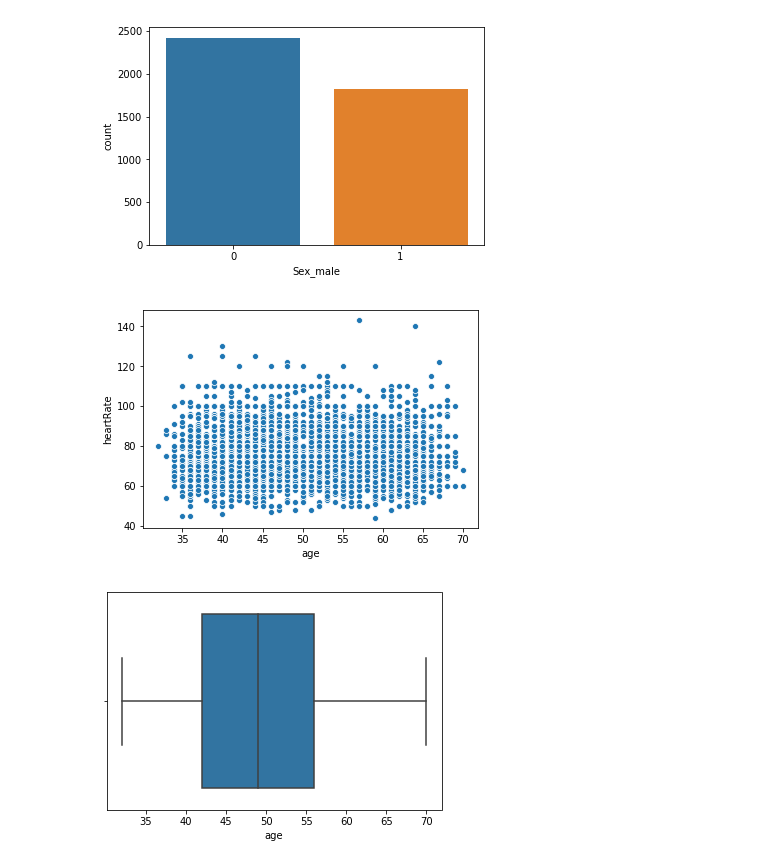
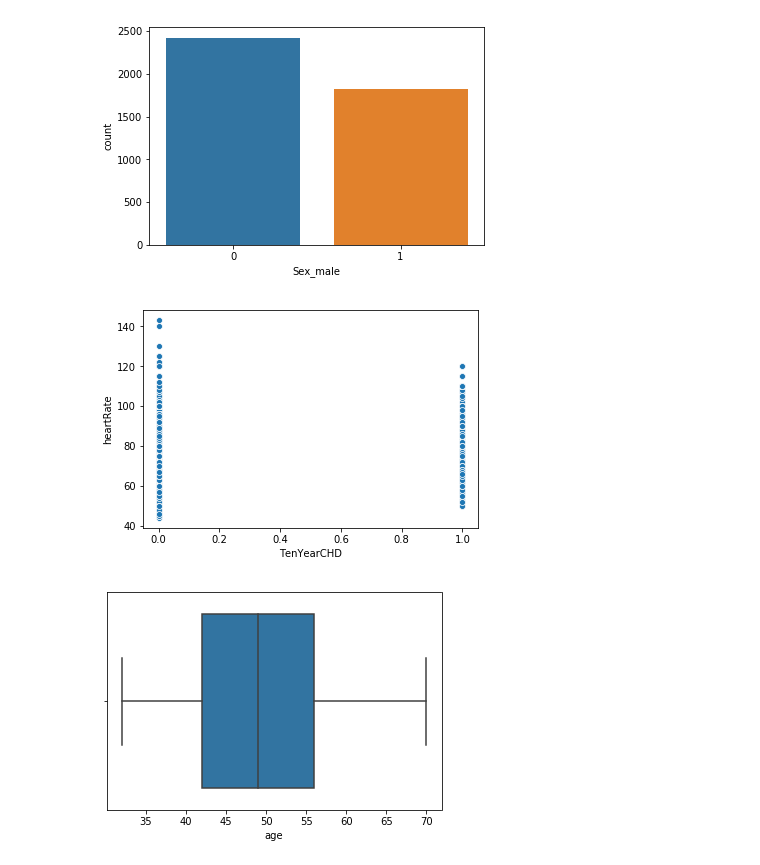
Before and after one commit to haishan-shi/A1, a Jupyter notebook: A2_Practical_Machine_Learning_Project.ipynb, the cells around one changed output. Cells and saved outputs as stored; diff of their text form; code cells hidden in the pictures.

```diff
--- a/A2_Practical_Machine_Learning_Project.ipynb
+++ b/A2_Practical_Machine_Learning_Project.ipynb
@@ -108,9 +113,9 @@ sn.countplot(x='Sex_male',data=heart_info)
 <matplotlib.axes._subplots.AxesSubplot at 0x...>
 [figure]
 # %%
-ax = sn.scatterplot(x="age", y="heartRate", data=heart_info)
+ax = sn.scatterplot(x="TenYearCHD", y="heartRate", data=heart_info)
 # %% [output]
-[figure, old version]
+[figure, new version]
 # %%
 ax = sn.boxplot(x=heart_info["age"])
 # %% [output]
```
Also changed, not shown: parts of 3 cells of this notebook.
